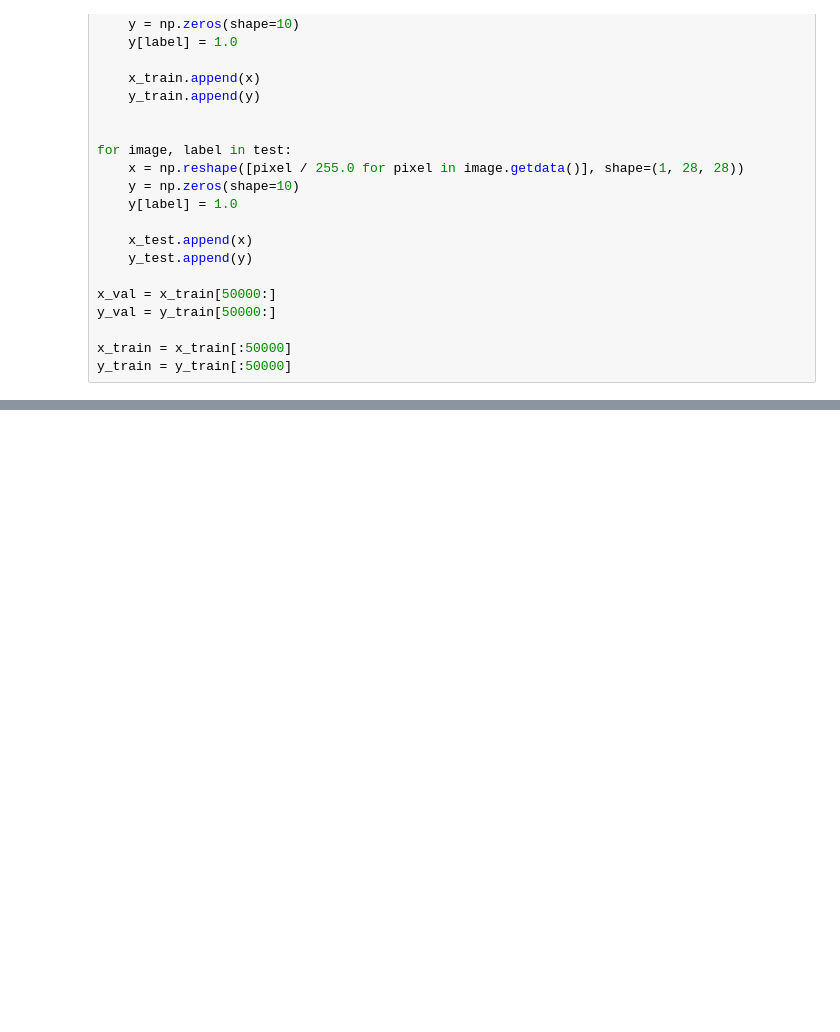
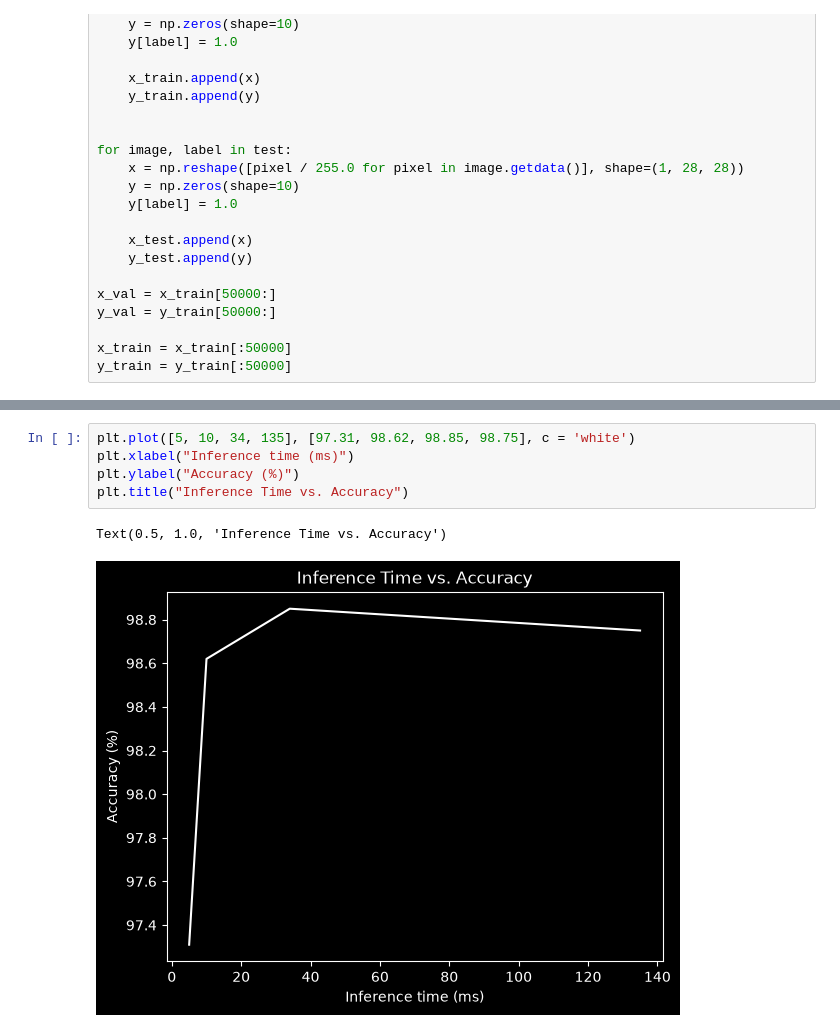
Before and after one commit to brien60/NN-From-Scratch, a Jupyter notebook: cnn.ipynb, the cells around one changed output, grey strips where cells are left out. Saved outputs shown, nothing was run; the diff lists cells and outputs as text; blank space fills up the shorter version.

```diff
--- a/cnn.ipynb
+++ b/cnn.ipynb
@@ -163,0 +194,8 @@ Test Acc: 98.96%
+# %%
+plt.plot([5, 10, 34, 135], [97.31, 98.62, 98.85, 98.75], c = 'white')
+plt.xlabel("Inference time (ms)")
+plt.ylabel("Accuracy (%)")
+plt.title("Inference Time vs. Accuracy")
+# %% [output]
+Text(0.5, 1.0, 'Inference Time vs. Accuracy')
+[figure, added]
```
Also changed, not shown: parts of 4 cells of this notebook.
